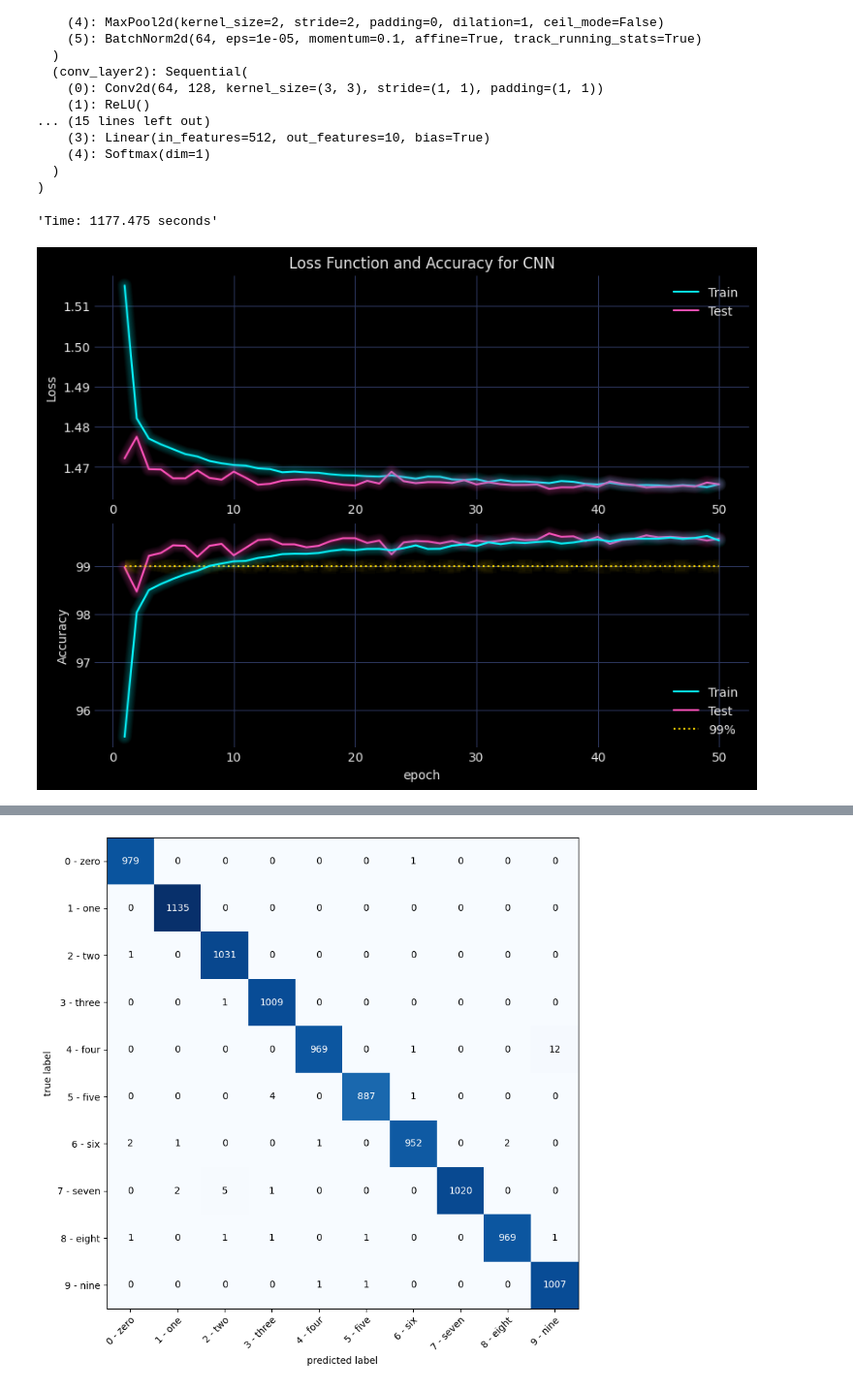
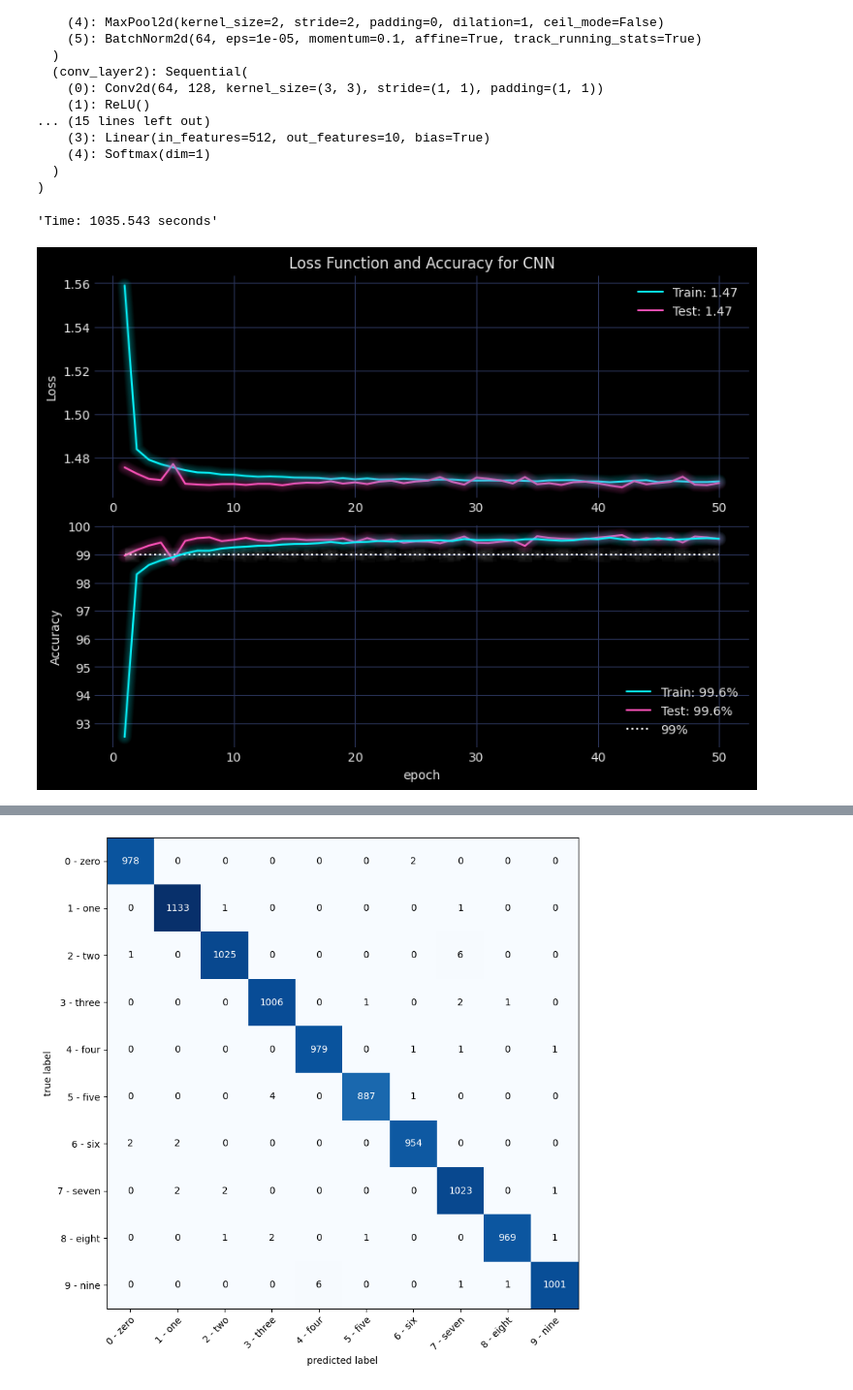
Before and after one commit to Yolonek/MachineLearningApplications, a Jupyter notebook: CNN/2.3-CustomCNN.ipynb, the cells around one changed output, grey strips where cells are left out. Shown at 97% size. Saved outputs shown, nothing was run; the diff lists cells and outputs as text; code cells hidden in the pictures.

```diff
--- a/CNN/2.3-CustomCNN.ipynb
+++ b/CNN/2.3-CustomCNN.ipynb
@@ -18,7 +32,9 @@ from CommonFunctions import *
 # %%
+data_transform = transforms.Compose([transforms.Resize((28, 28)), transforms.ToTensor()])
 train_data = datasets.MNIST(
-    root='./data', train=True, download=True, transform=ToTensor(), target_transform=None
+    root='./data', train=True, download=True, transform=data_transform, target_transform=None
 )
 test_data = datasets.MNIST(
-    root='./data', train=False, download=True, transform=ToTensor(), target_transform=None
+    root='./data', train=False, download=True, transform=data_transform, target_transform=None
 )
+len(train_data), len(test_data)
@@ -157,7 +192,5 @@ def accuracy_fn(y_true, y_pred):
 # %%
-CPU_COUNT = os.cpu_count()
-BATCH_SIZE = 32
-loader_kwargs = dict(batch_size=BATCH_SIZE, pin_memory=True, num_workers=CPU_COUNT)
+loader_kwargs = dict(batch_size=params.batch_size, pin_memory=True, num_workers=params.cpu_count)
 train_loader = DataLoader(train_data, **loader_kwargs, shuffle=True)
 test_loader = DataLoader(test_data, **loader_kwargs, shuffle=False)
 len(train_data), len(test_data), len(train_loader)
@@ -166,10 +199,8 @@ len(train_data), len(test_data), len(train_loader)
 # %%
-learning_rate = 0.05
-momentum = 0.5
-device = torch.device('cuda' if torch.cuda.is_available() else 'cpu')
-modelCNN = CNN(input_shape=1, output_shape=len(data_classes)).to(device)
+modelCNN = CNN(input_shape=1, output_shape=len(data_classes)).to(params.device)
 loss_fn = nn.CrossEntropyLoss()
-optimizer = torch.optim.SGD(modelCNN.parameters(), lr=learning_rate, momentum=momentum)
+optimizer = torch.optim.SGD(
+    modelCNN.parameters(), lr=params.learning_rate, momentum=params.momentum, weight_decay=params.weight_decay)
 modelCNN
 # %% [output]
 CNN(
@@ -191,14 +222,13 @@ CNN(
 )
 # %%
 train_time_start = timer()
-epochs = 50
 train_loss, train_acc = [], []
 test_loss, test_acc = [], []
-for epoch in tqdm(range(epochs)):
+for epoch in tqdm(range(params.epochs)):
     train_metrics = train_step(
-        modelCNN, train_loader, loss_fn, optimizer, accuracy_fn, device
+        modelCNN, train_loader, loss_fn, optimizer, accuracy_fn, params.device
     )
-    test_metrics = test_step(modelCNN, test_loader, loss_fn, accuracy_fn, device)
+    test_metrics = test_step(modelCNN, test_loader, loss_fn, accuracy_fn, params.device)
     train_loss.append(train_metrics[0])
     train_acc.append(train_metrics[1])
     test_loss.append(test_metrics[0])
@@ -206,22 +236,11 @@ for epoch in tqdm(range(epochs)):
 train_time_end = timer()
 f'Time: {train_time_end - train_time_start:.3f} seconds'
 # %% [output]
-'Time: 1177.475 seconds'
+'Time: 1035.543 seconds'
 # %%
-with plt.style.context('cyberpunk'):
-    figure, axes = plt.subplots(2, 1, layout='constrained', figsize=(8, 6))
-    axes[0].plot(range(1, epochs + 1), train_loss, label='Train')
-    axes[0].plot(range(1, epochs + 1), test_loss, label='Test')
-    axes[0].set(ylabel='Loss', title=f'Loss Function and Accuracy for {modelCNN.__class__.__name__}')
-    axes[0].legend()
-    enhance_plot(figure, axes[0], glow=True)
-    axes[1].plot(range(1, epochs + 1), train_acc, label='Train', zorder=3)
-    axes[1].plot(range(1, epochs + 1), test_acc, label='Test', zorder=2)
-    axes[1].plot([1, epochs], [99, 99], linestyle=':', label='99%', zorder=2)
-    axes[1].set(xlabel='epoch', ylabel='Accuracy')
-    axes[1].legend()
-    enhance_plot(figure, axes[1], glow=True)
+title = f'Loss Function and Accuracy for CNN'
+plot_loss_and_accuracy(title, params.epochs, train_loss, train_acc, test_loss, test_acc);
 # %% [output]
-[figure, old version]
+[figure, new version]
 # %%
 miss_test_loader = DataLoader(
```
Also changed, not shown: parts of 12 cells of this notebook, 1 other file.
